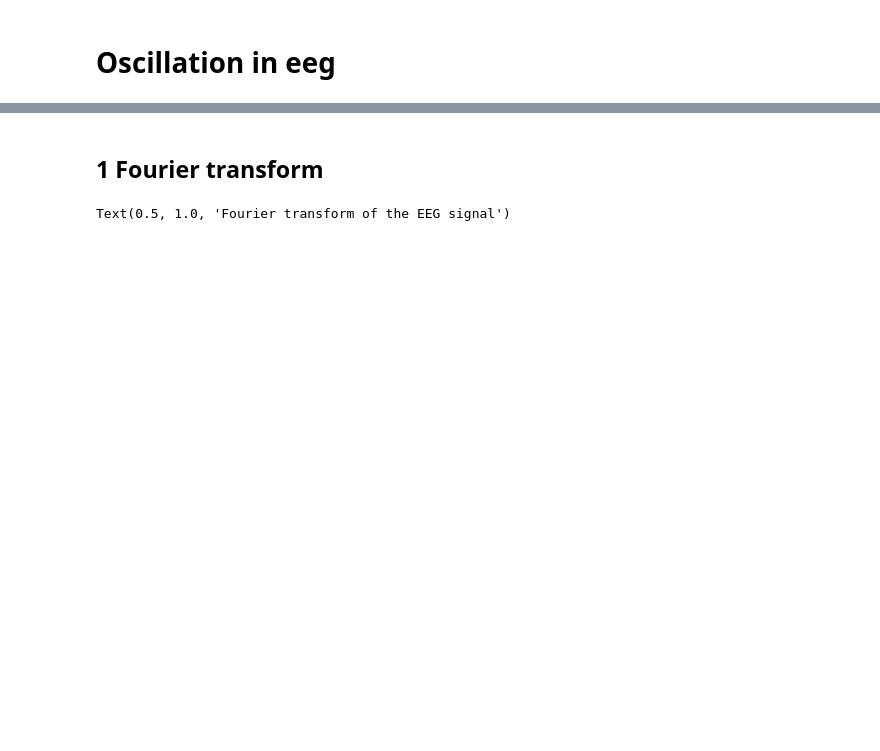
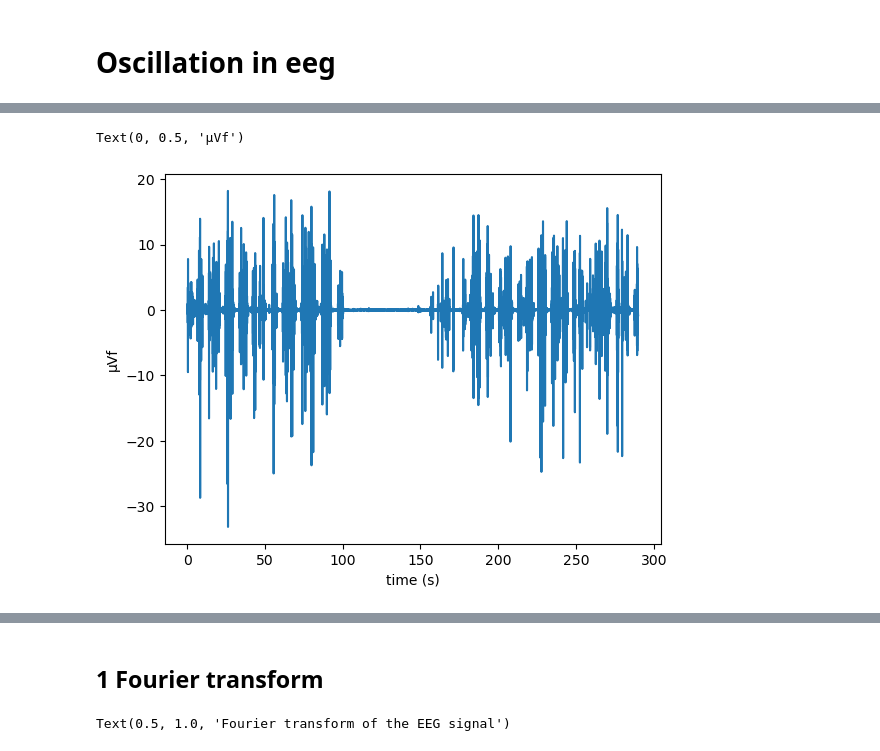
Before and after one commit to ChabCorp/LFP_IPMC, a Jupyter notebook: code/3_normalization.ipynb, the cells around one changed output, grey strips where cells are left out. Saved outputs shown, nothing was run; the diff lists cells and outputs as text; code cells hidden in the pictures; blank space fills up the shorter version.

```diff
--- a/code/3_normalization.ipynb
+++ b/code/3_normalization.ipynb
@@ -29,0 +38,9 @@ Text(0.5, 1.0, 'EEG signal on the first 3000 rows')
+# %%
+b, a = scipy.signal.iirfilter(4, Wn=12, fs=sampling_rate, btype="low", ftype="butter")
+df['µVf'] = scipy.signal.filtfilt(b, a, df['µV'])
+plt.plot(df['time'], df['µVf'])
+plt.xlabel(f'time ({unit_time})')
+plt.ylabel('µVf')
+# %% [output]
+Text(0, 0.5, 'µVf')
+[figure, added]
```
Also changed, not shown: parts of 10 cells of this notebook.
